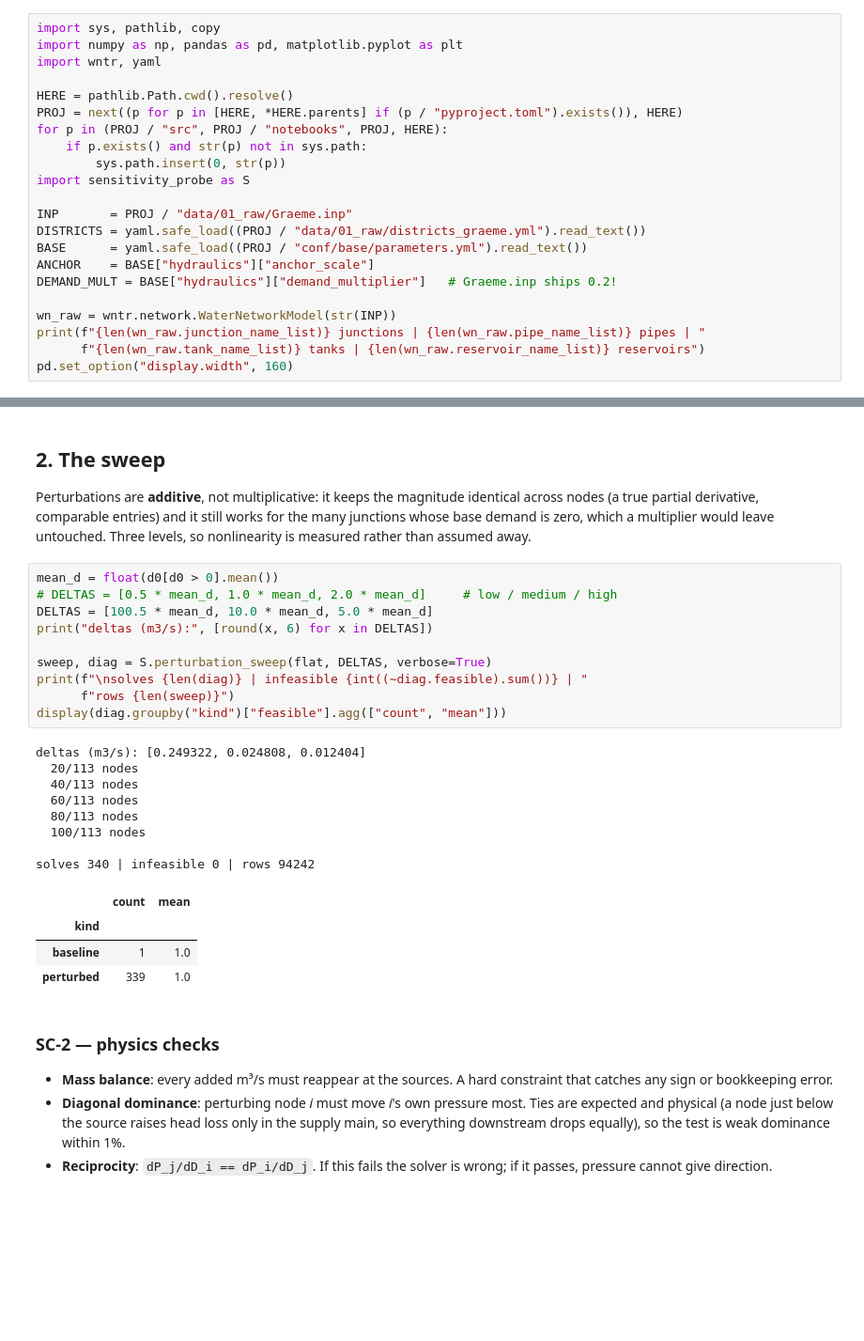
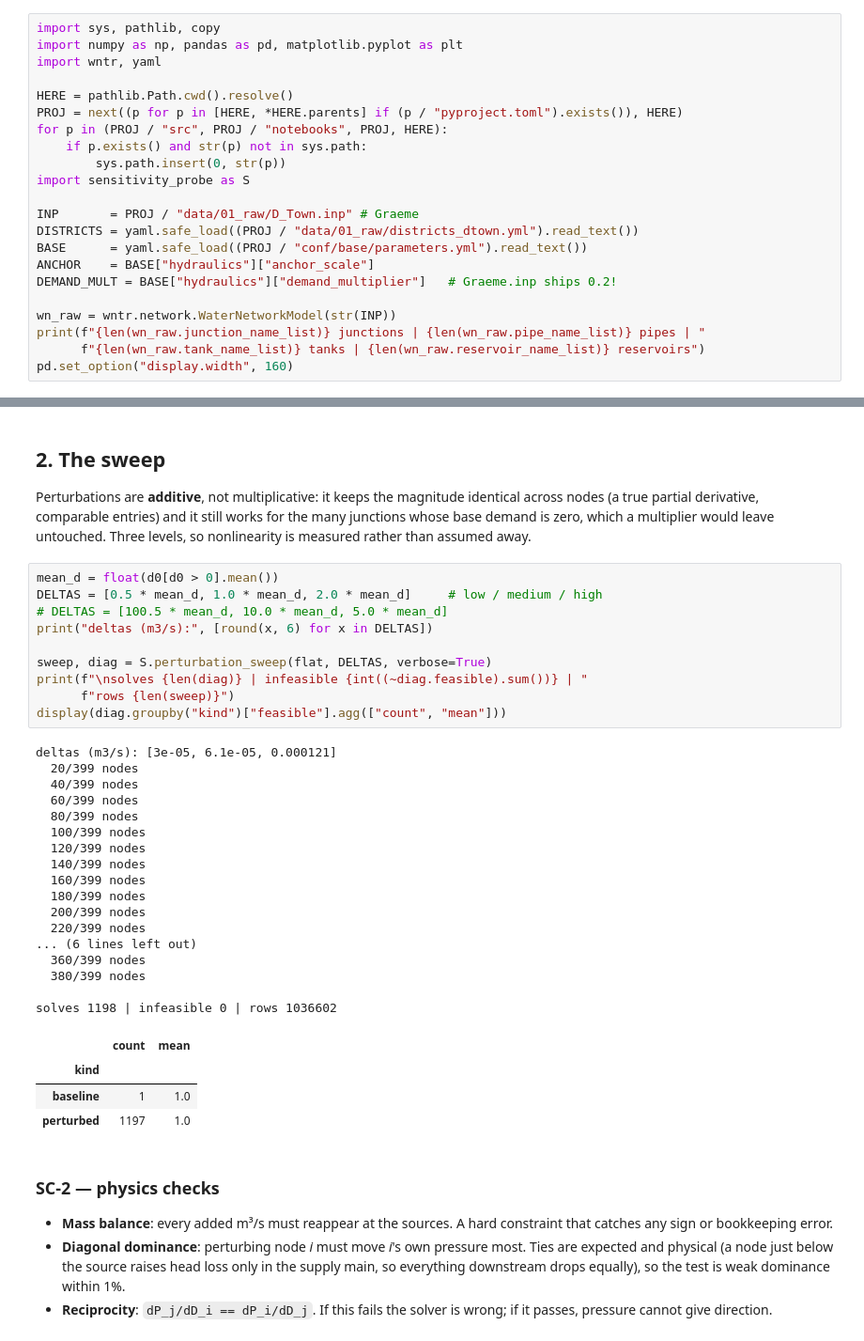
Before and after one commit to arthurhirez/FedCausal, a Jupyter notebook: notebooks/1_Simulation_SensorPlacement/SP_04__influence_probe.ipynb, the cells around one changed output, grey strips where cells are left out. Shown at 94% size. Saved outputs shown, nothing was run; the diff lists cells and outputs as text; blank space fills up the shorter version.

```diff
--- a/notebooks/1_Simulation_SensorPlacement/SP_04__influence_probe.ipynb
+++ b/notebooks/1_Simulation_SensorPlacement/SP_04__influence_probe.ipynb
@@ -44,8 +44,8 @@ for p in (PROJ / "src", PROJ / "notebooks", PROJ, HERE):
         sys.path.insert(0, str(p))
 import sensitivity_probe as S
 
-INP       = PROJ / "data/01_raw/Graeme.inp"
-DISTRICTS = yaml.safe_load((PROJ / "data/01_raw/districts_graeme.yml").read_text())
+INP       = PROJ / "data/01_raw/D_Town.inp" # Graeme
+DISTRICTS = yaml.safe_load((PROJ / "data/01_raw/districts_dtown.yml").read_text())
 BASE      = yaml.safe_load((PROJ / "conf/base/parameters.yml").read_text())
 ANCHOR    = BASE["hydraulics"]["anchor_scale"]
 DEMAND_MULT = BASE["hydraulics"]["demand_multiplier"]   # Graeme.inp ships 0.2!
@@ -102,27 +102,36 @@ multiplier would leave untouched. Three levels, so nonlinearity is measured
 rather than assumed away.
 # %%
 mean_d = float(d0[d0 > 0].mean())
-# DELTAS = [0.5 * mean_d, 1.0 * mean_d, 2.0 * mean_d]     # low / medium / high
-DELTAS = [100.5 * mean_d, 10.0 * mean_d, 5.0 * mean_d]
+DELTAS = [0.5 * mean_d, 1.0 * mean_d, 2.0 * mean_d]     # low / medium / high
+# DELTAS = [100.5 * mean_d, 10.0 * mean_d, 5.0 * mean_d]
 print("deltas (m3/s):", [round(x, 6) for x in DELTAS])
 
 sweep, diag = S.perturbation_sweep(flat, DELTAS, verbose=True)
 print(f"\nsolves {len(diag)} | infeasible {int((~diag.feasible).sum())} | "
       f"rows {len(sweep)}")
 display(diag.groupby("kind")["feasible"].agg(["count", "mean"]))
 # %% [output]
-deltas (m3/s): [0.249322, 0.024808, 0.012404]
-  20/113 nodes
-  40/113 nodes
-  60/113 nodes
-  80/113 nodes
-  100/113 nodes
+deltas (m3/s): [3e-05, 6.1e-05, 0.000121]
+  20/399 nodes
+  40/399 nodes
+  60/399 nodes
+  80/399 nodes
+  100/399 nodes
+  120/399 nodes
+  140/399 nodes
+  160/399 nodes
+  180/399 nodes
+  200/399 nodes
+  220/399 nodes
+... (6 lines left out)
+  360/399 nodes
+  380/399 nodes
 
-solves 340 | infeasible 0 | rows 94242
+solves 1198 | infeasible 0 | rows 1036602
 |  | count | mean |
 | kind |  |  |
 | baseline | 1 | 1.0 |
-| perturbed | 339 | 1.0 |
+| perturbed | 1197 | 1.0 |
 # %% [markdown]
 ### SC-2 — physics checks
 
```
Also changed, not shown: parts of 17 cells of this notebook, 4 other files.
